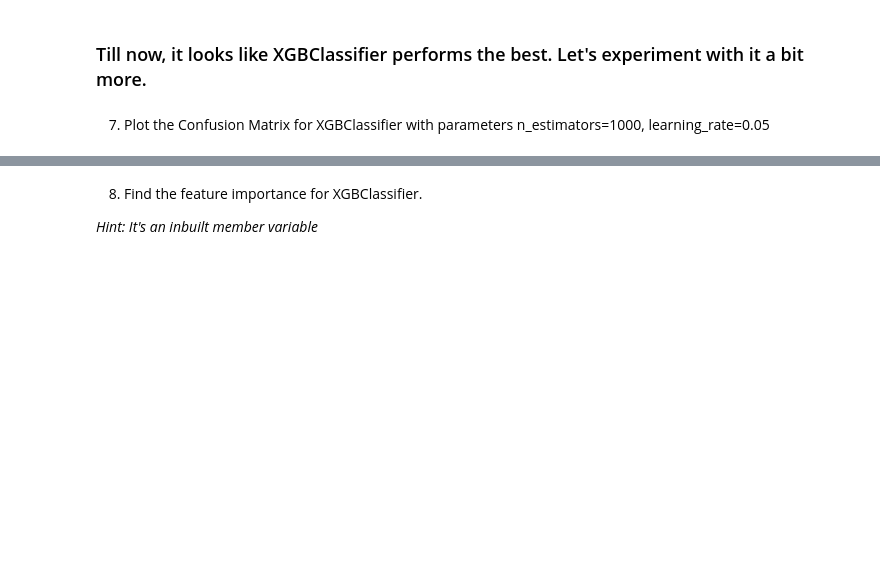
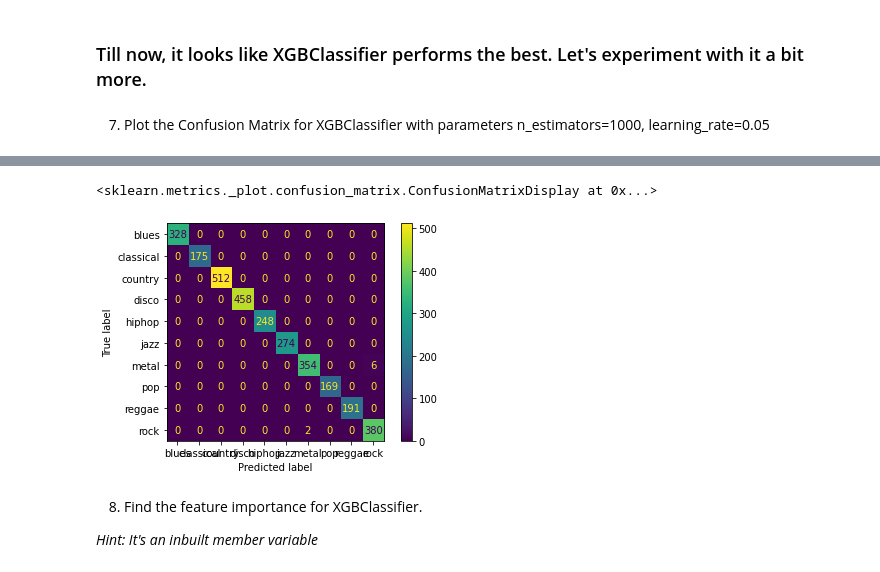
Before and after one commit to prachuryanath/SA-CAIITG, a Jupyter notebook: WEEK 4/SA2021_W4.ipynb, the cells around one changed output, grey strips where cells are left out. Saved outputs shown, nothing was run; the diff lists cells and outputs as text; code cells hidden in the pictures; blank space fills up the shorter version.

```diff
--- a/WEEK 4/SA2021_W4.ipynb
+++ b/WEEK 4/SA2021_W4.ipynb
@@ -84,9 +119,6 @@ DecisionTreeClassifier: https://scikit-learn.org/stable/modules/generated/sklear
 RandomForestClassifier: https://scikit-learn.org/stable/modules/generated/sklearn.ensemble.RandomForestClassifier.html <br>
 XGBoost: https://xgboost.readthedocs.io/en/latest/ <br>
 AdaBoostClassifier: https://scikit-learn.org/stable/modules/generated/sklearn.ensemble.AdaBoostClassifier.html <br>
-# %%
-data = pd.read_csv(f'dataset.csv')
-data.head()
 # %% [markdown]
 ### Preprocess the data.
 
@@ -178,3 +242,8 @@ You should've beaten the score by now. Now, heres a task for you. Try **XGBRFCla
 # %%
 # Cell to plot Confusion Matrix
 #YOUR CODE HERE
+xgb = XGBClassifier(n_estimators = 1000, learning_rate=0.05)
+score(xgb, "XGBClassifier")
+from sklearn.metrics import plot_confusion_matrix
+plot_confusion_matrix(xgb, X_train, y_train )
+# %% [output]
@@ -181,3 +252,5 @@ You should've beaten the score by now. Now, heres a task for you. Try **XGBRFCla
+<sklearn.metrics._plot.confusion_matrix.ConfusionMatrixDisplay at 0x...>
+[figure, added]
 # %% [markdown]
 8. Find the feature importance for XGBClassifier.
 
```
Also changed, not shown: parts of 15 cells of this notebook.
